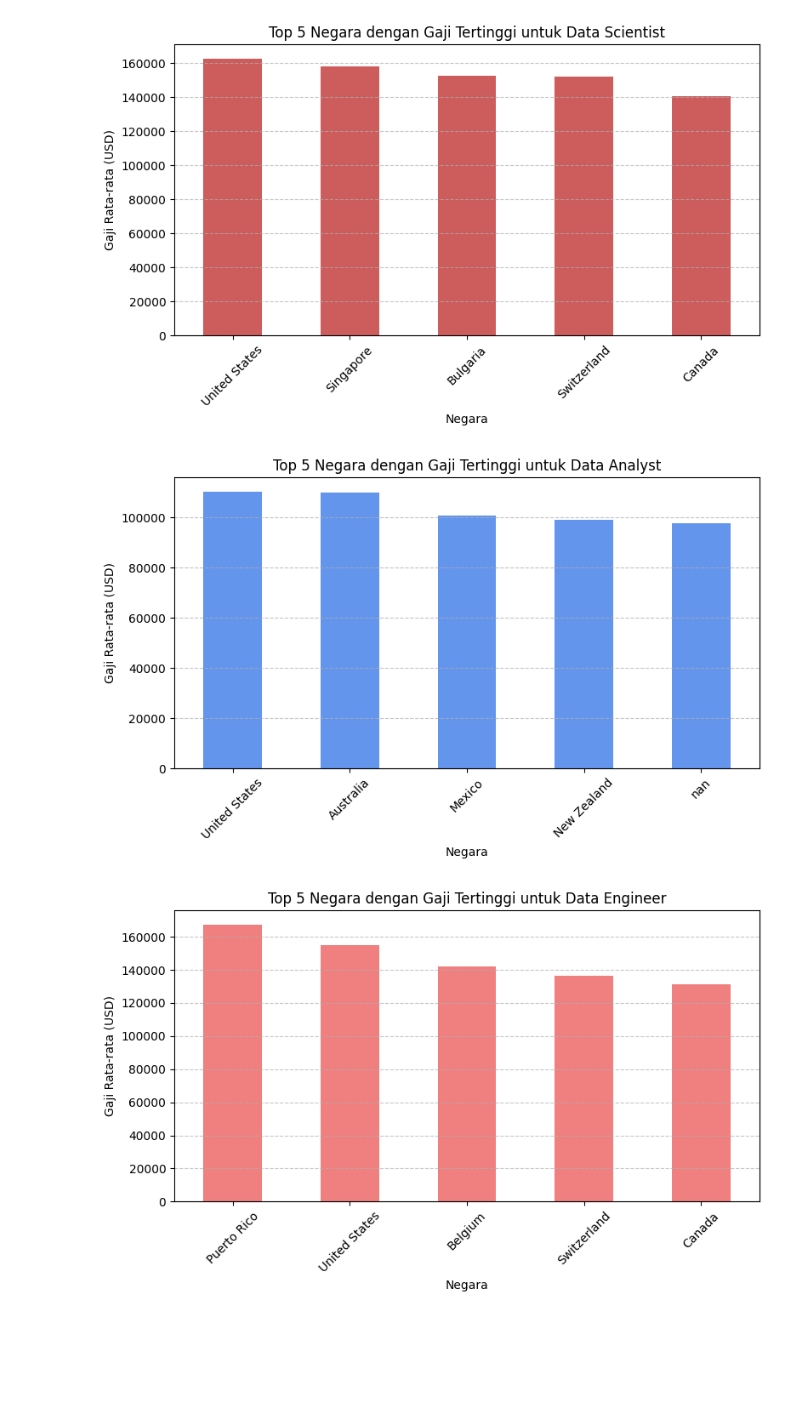
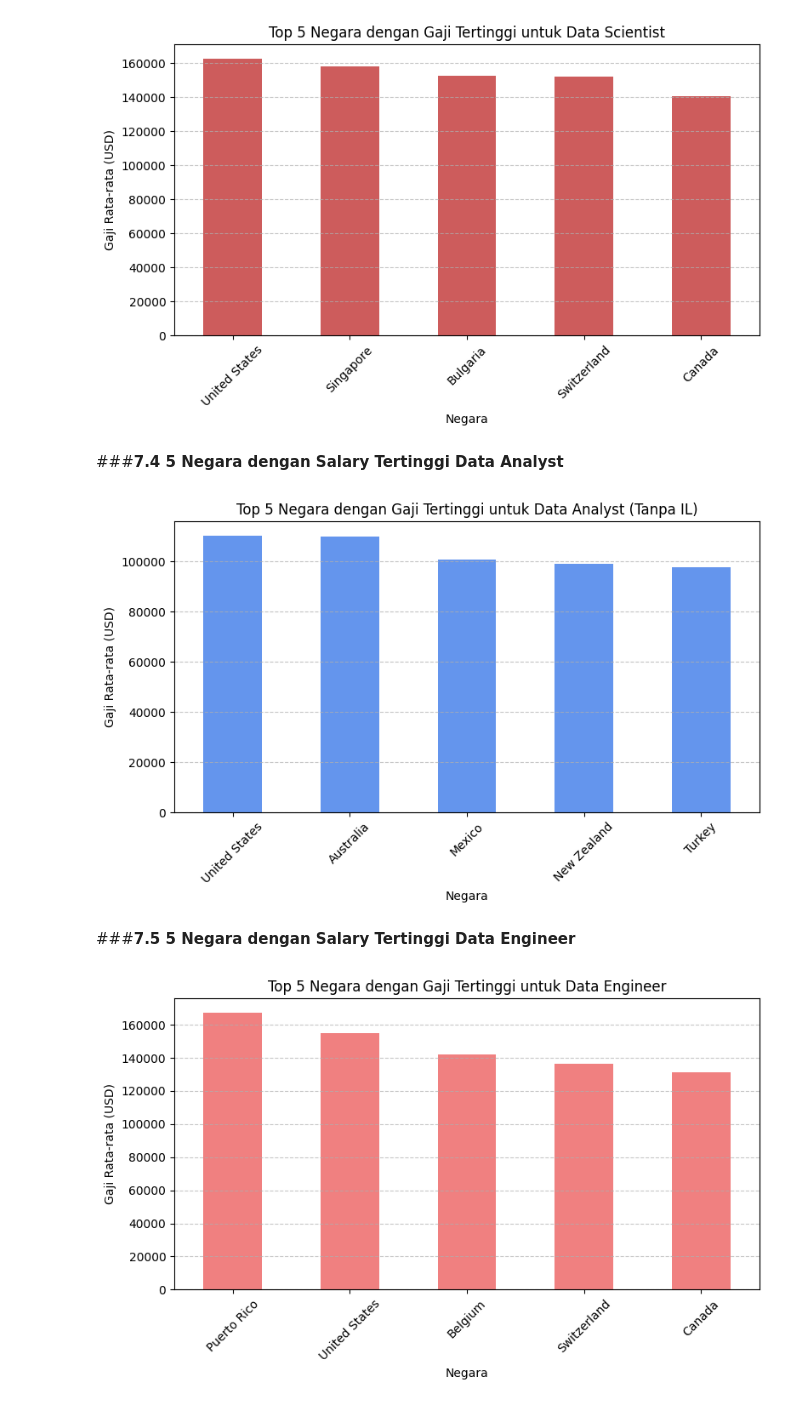
Before and after one commit to fathanzys/Data, a Jupyter notebook: uas_DataMining.ipynb, the cells around one changed output. Saved outputs shown, nothing was run; the diff lists cells and outputs as text; code cells hidden in the pictures; blank space fills up the shorter version.

```diff
--- a/uas_DataMining.ipynb
+++ b/uas_DataMining.ipynb
@@ -377,22 +399,4 @@ Please also refer to the documentation for alternative solver options:
 # %%
-# Create a dictionary to map country codes to country names
-country_name = {
-    'QA': 'Qatar',
-    'US': 'United States',
-    'UA': 'Ukraine',
-    'JP': 'Japan',
-    'CA': 'Canada',
-    'SG': 'Singapore',
-    'AU': 'Australia',
-    'PR': 'Puerto Rico',
-    'BG': 'Bulgaria',
-    'CH': 'Switzerland',
-    'IL': 'Israel',
-    'MX': 'Mexico',
-    'NZ': 'New Zealand',
-    'BE': 'Belgium'
-}
-
 title = "AI Engineer"
 top_countries_ai = (
     df[df['job_title'] == title]
@@ -479,39 +475,43 @@ plt.tight_layout()
 plt.show()
 # %% [output]
 [figure]
+# %% [markdown]
+###**7.4 5 Negara dengan Salary Tertinggi Data Analyst**
 # %%
 # Filter data untuk Data Analyst
 title = "Data Analyst"
 
-# Hitung rata-rata gaji per negara (tanpa menghapus Israel dulu)
+# 1. Filter hanya Data Analyst
+df_da = df[df['job_title'] == title]
+
+# 2. Hitung rata-rata gaji per negara
 avg_salary_da = (
-    df[df['job_title'] == title]
-    .groupby('company_location')['salary_in_usd']
+    df_da.groupby('company_location')['salary_in_usd']
     .mean()
+    .dropna()
     .sort_values(ascending=False)
 )
 
-# Hapus negara Israel (kode: IL)
-avg_salary_da = avg_salary_da.drop('IL', errors='ignore')
+# 3. Ambil 6 besar, lalu drop 'IL', lalu ambil 5 besar dari sisa
+top_countries_da = avg_salary_da.head(6).drop('IL', errors='ignore').head(5)
 
-# Ambil 5 negara teratas setelah drop
-top_countries_da = avg_salary_da.head(5)
-
-# Ubah kode negara menjadi nama lengkap
+# 4. Ubah kode negara jadi nama lengkap
 top_countries_da.index = top_countries_da.index.map(country_name)
 
-# Visualisasi
+# 5. Visualisasi
 plt.figure(figsize=(8, 5))
 top_countries_da.plot(kind='bar', color='cornflowerblue')
-plt.title(f"Top 5 Negara dengan Gaji Tertinggi untuk {title}")
+plt.title(f"Top 5 Negara dengan Gaji Tertinggi untuk {title} (Tanpa IL)")
 plt.xlabel("Negara")
 plt.ylabel("Gaji Rata-rata (USD)")
 plt.xticks(rotation=45)
 plt.grid(axis='y', linestyle='--', alpha=0.7)
 plt.tight_layout()
 plt.show()
 # %% [output]
-[figure, old version]
+[figure, new version]
+# %% [markdown]
+###**7.5 5 Negara dengan Salary Tertinggi Data Engineer**
 # %%
 # Filter data untuk Data Engineer
 title = "Data Engineer"
```
Also changed, not shown: parts of 8 cells of this notebook.
